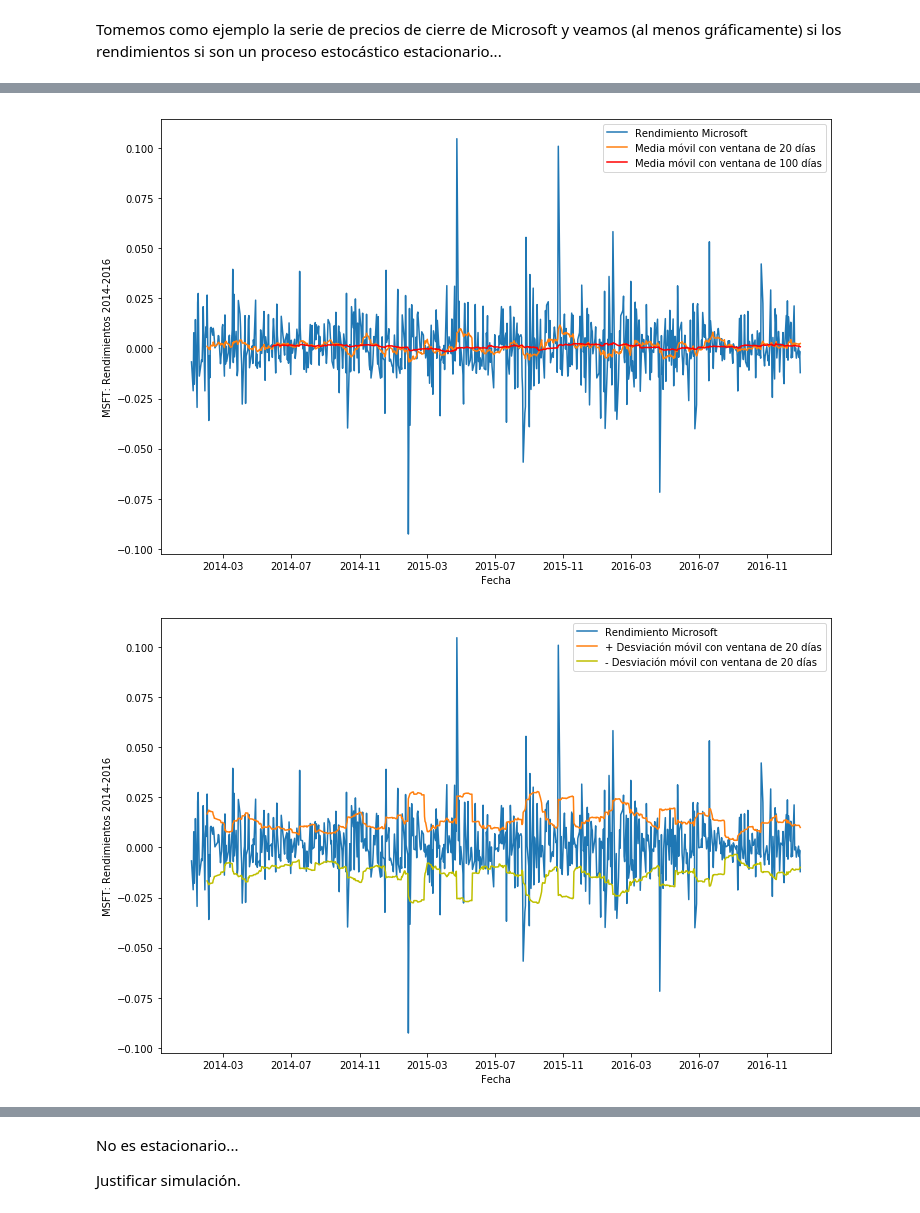
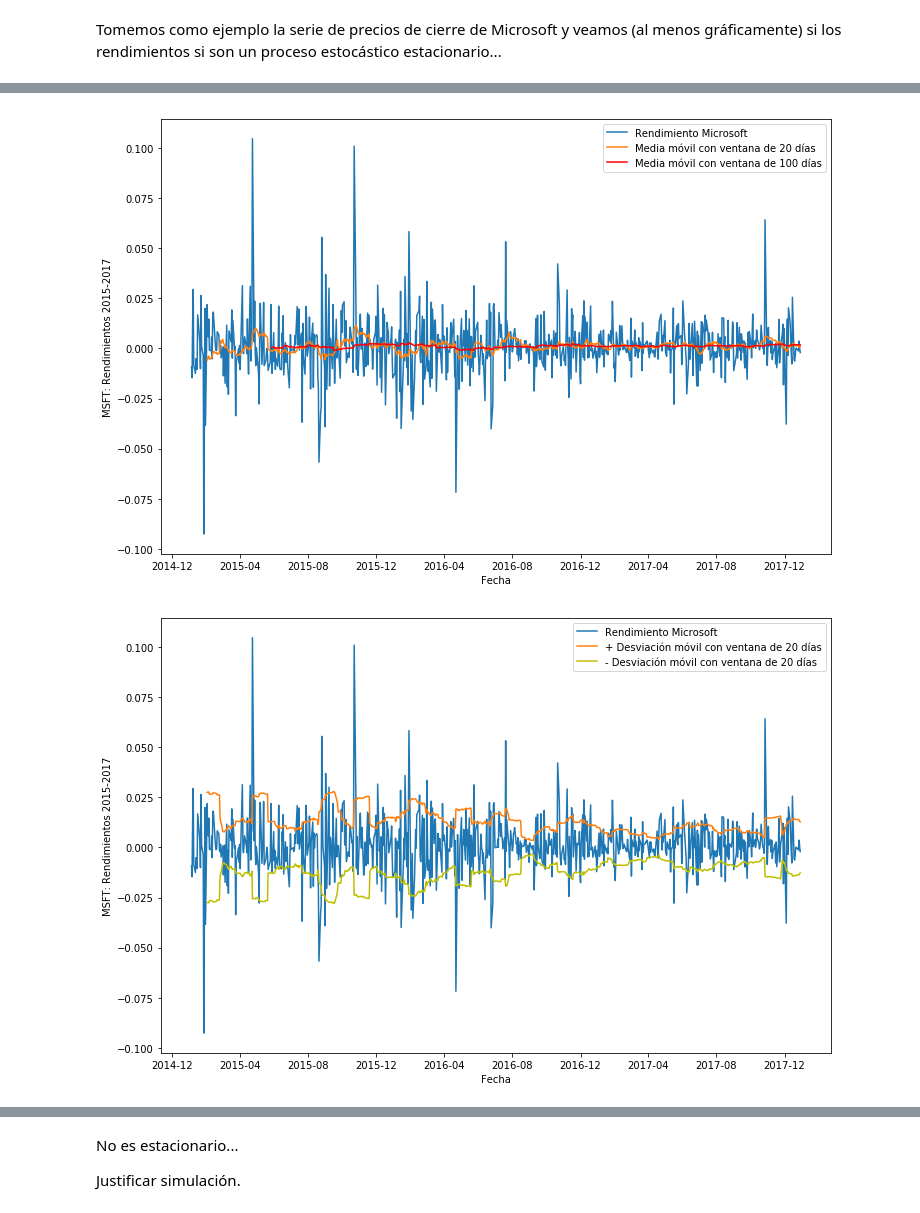
Before and after one commit to ogvilla67/SPF-2018-II, a Jupyter notebook: TEMA-3/Clase17_DescargaHistoricosOpciones.ipynb, the cells around one changed output, grey strips where cells are left out. Cells and saved outputs as stored; diff of their text form; code cells hidden in the pictures.

```diff
--- a/TEMA-3/Clase17_DescargaHistoricosOpciones.ipynb
+++ b/TEMA-3/Clase17_DescargaHistoricosOpciones.ipynb
@@ -933,0 +848,3 @@ Name: MSFT, dtype: float64
+# %%
+msftAC = closes['MSFT']
+msftAC
@@ -945,21 +876,21 @@ ax.plot(Rmsft.index, Rmsft, label = 'Rendimiento Microsoft')
 ax.plot(short_rollmean_Rmsft.index, short_rollmean_Rmsft, label = 'Media móvil con ventana de 20 días')
 ax.plot(long_rollmean_Rmsft.index, long_rollmean_Rmsft, 'r', label = 'Media móvil con ventana de 100 días')
 ax.set_xlabel('Fecha')
-ax.set_ylabel('MSFT: Rendimientos 2014-2016')
+ax.set_ylabel('MSFT: Rendimientos 2015-2017')
 ax.legend(loc='best');
 # %% [output]
-[figure, old version]
+[figure, new version]
 # %%
 fig = plt.figure(figsize=(12,8))
 ax = fig.add_subplot(1,1,1)
 ax.plot(Rmsft.index, Rmsft, label = 'Rendimiento Microsoft')
 ax.plot(short_rollstd_Rmsft.index, short_rollstd_Rmsft, label = '+ Desviación móvil con ventana de 20 días')
 ax.plot(short_rollstd_Rmsft.index, -short_rollstd_Rmsft, 'y', label = '- Desviación móvil con ventana de 20 días')
 ax.set_xlabel('Fecha')
-ax.set_ylabel('MSFT: Rendimientos 2014-2016')
+ax.set_ylabel('MSFT: Rendimientos 2015-2017')
 ax.legend(loc='best');
 # %% [output]
-[figure, old version]
+[figure, new version]
 # %%
 fig = plt.figure(figsize=(12,8))
 ax = fig.add_subplot(1,1,1)
```
Also changed, not shown: parts of 35 cells of this notebook, 1 other file.
